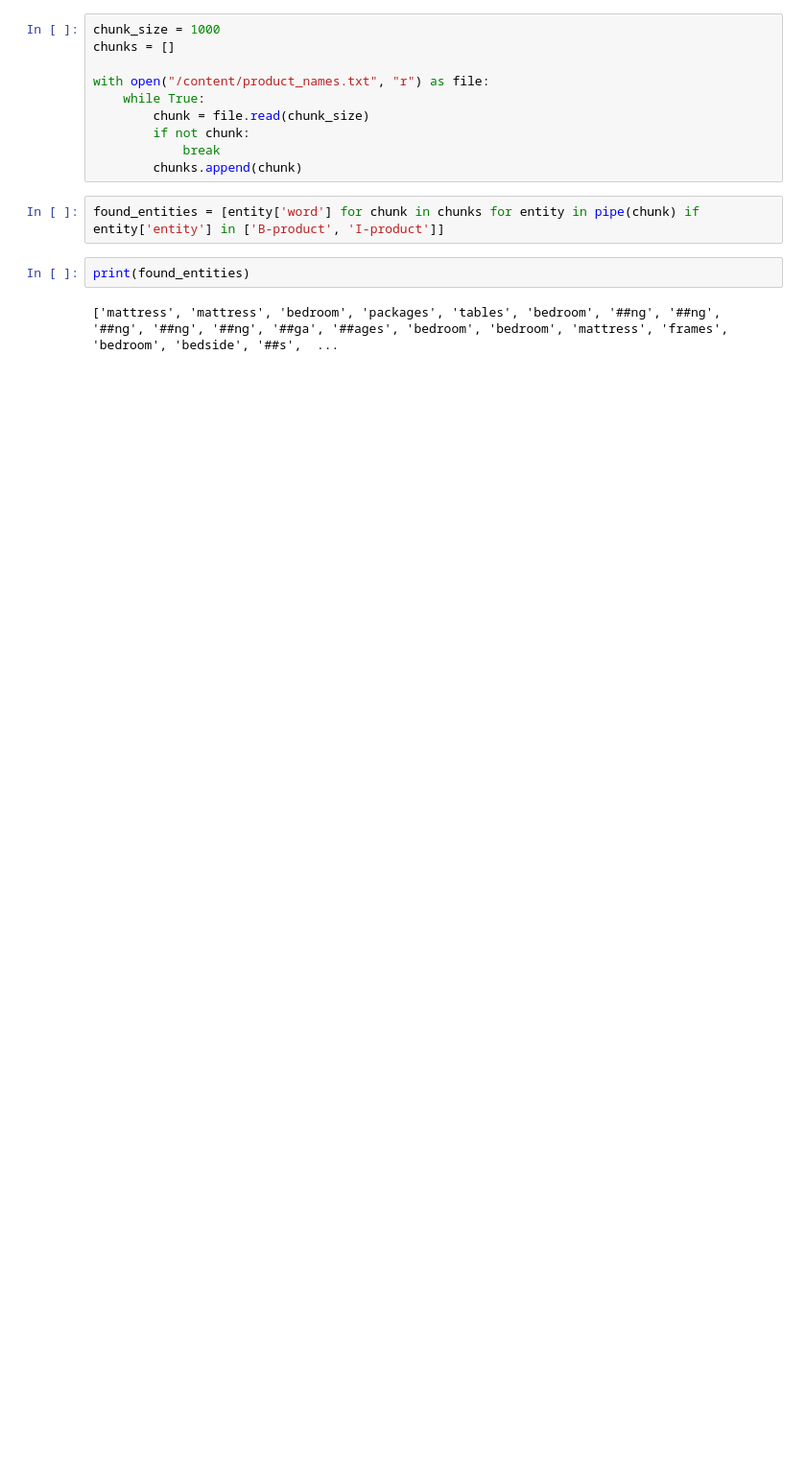
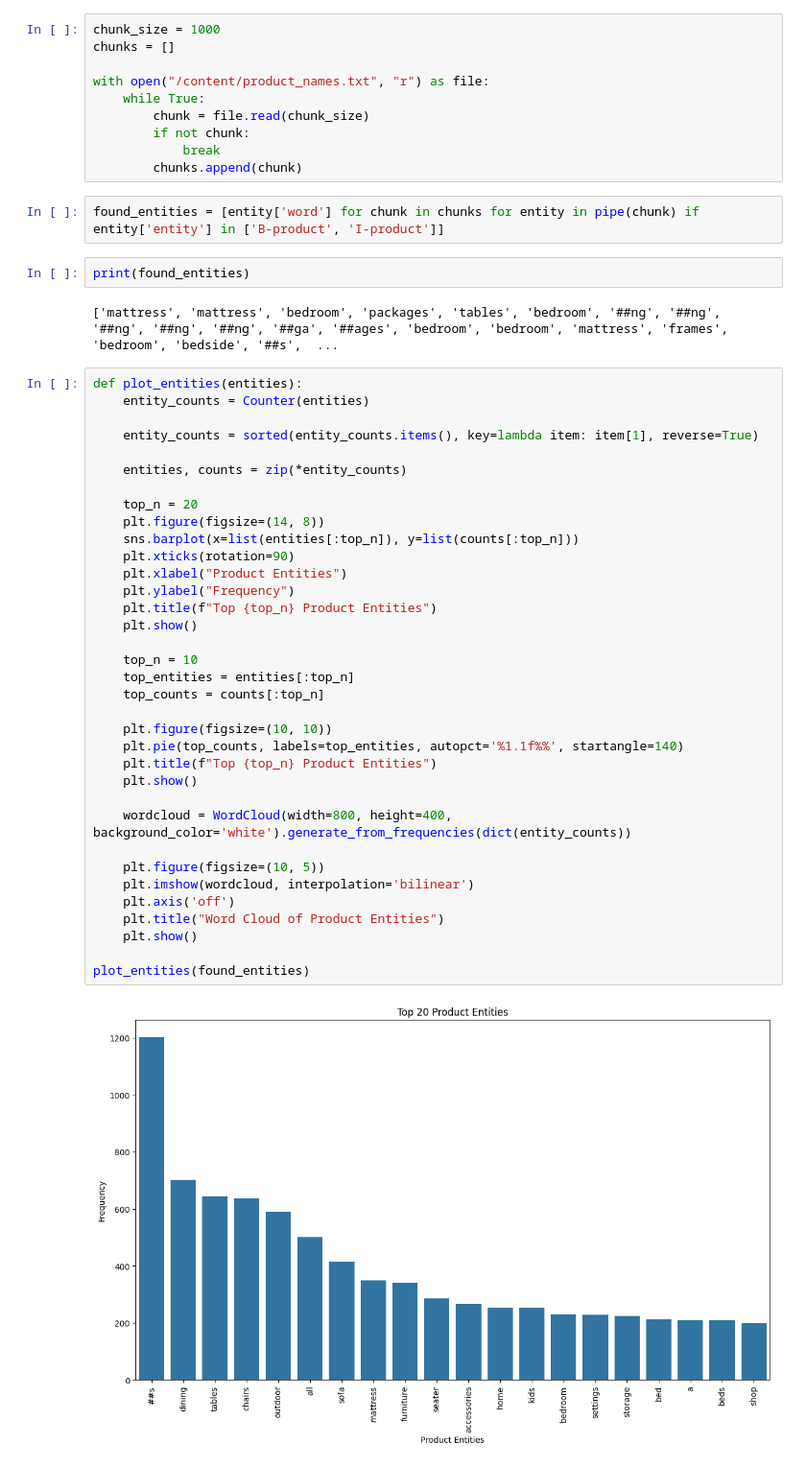
Before and after one commit to cetusian/NER-product-names, a Jupyter notebook: testing_ner.ipynb, the cells around one changed output. Shown at 96% size. Saved outputs shown, nothing was run; the diff lists cells and outputs as text; blank space fills up the shorter version.

```diff
--- a/testing_ner.ipynb
+++ b/testing_ner.ipynb
@@ -26,3 +30,40 @@ found_entities = [entity['word'] for chunk in chunks for entity in pipe(chunk) i
 print(found_entities)
 # %% [output]
 ['mattress', 'mattress', 'bedroom', 'packages', 'tables', 'bedroom', '##ng', '##ng', '##ng', '##ng', '##ng', '##ga', '##ages', 'bedroom', 'bedroom', 'mattress', 'frames', 'bedroom', 'bedside', '##s',  ...
+# %%
+def plot_entities(entities):
+    entity_counts = Counter(entities)
+
+    entity_counts = sorted(entity_counts.items(), key=lambda item: item[1], reverse=True)
+
+    entities, counts = zip(*entity_counts)
+
+    top_n = 20
+    plt.figure(figsize=(14, 8))
+    sns.barplot(x=list(entities[:top_n]), y=list(counts[:top_n]))
+    plt.xticks(rotation=90)
+    plt.xlabel("Product Entities")
+    plt.ylabel("Frequency")
+    plt.title(f"Top {top_n} Product Entities")
+    plt.show()
+
+    top_n = 10
+    top_entities = entities[:top_n]
+    top_counts = counts[:top_n]
+
+    plt.figure(figsize=(10, 10))
+    plt.pie(top_counts, labels=top_entities, autopct='%1.1f%%', startangle=140)
+    plt.title(f"Top {top_n} Product Entities")
+    plt.show()
+
+    wordcloud = WordCloud(width=800, height=400, background_color='white').generate_from_frequencies(dict(entity_counts))
+
+    plt.figure(figsize=(10, 5))
+    plt.imshow(wordcloud, interpolation='bilinear')
+    plt.axis('off')
+    plt.title("Word Cloud of Product Entities")
+    plt.show()
+
+plot_entities(found_entities)
+# %% [output]
+[figure, added]
```
Also changed, not shown: parts of 3 cells of this notebook.
